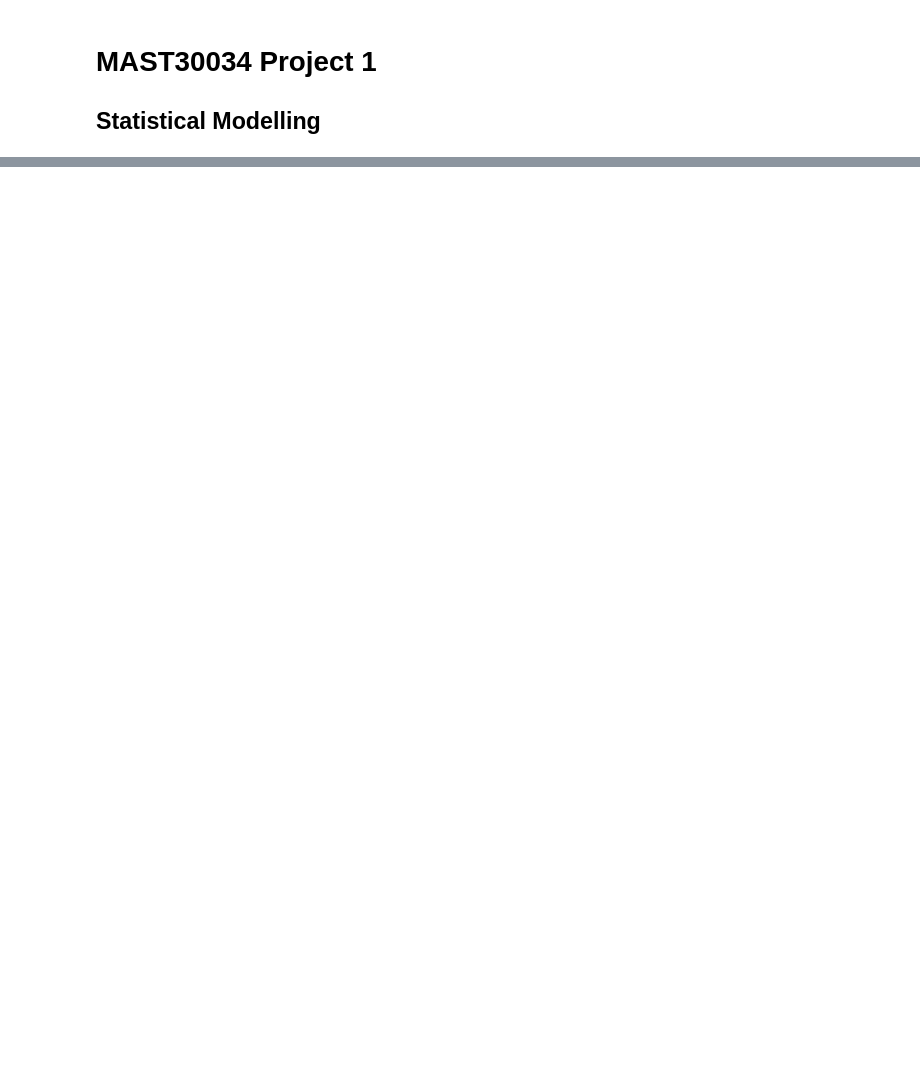
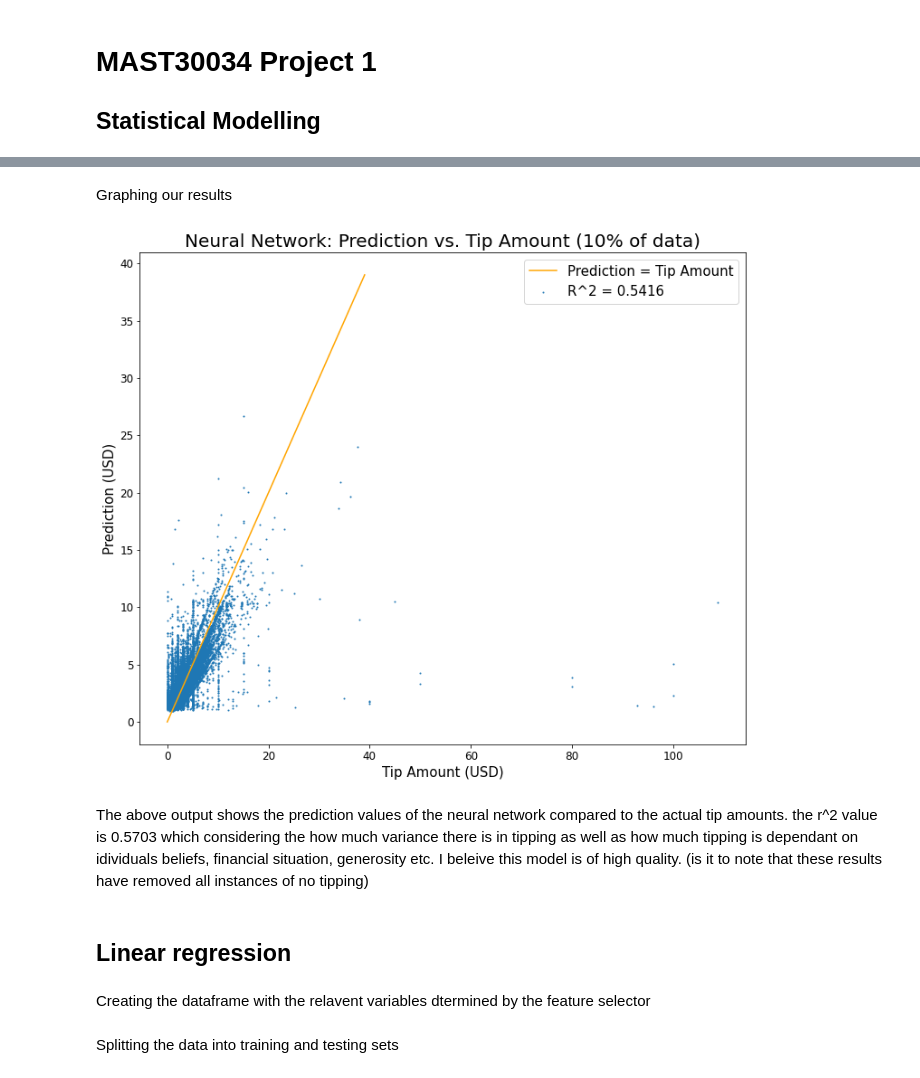
Before and after one commit to MAST30034-Applied-Data-Science/mast30034-project-1-JMelleuish, a Jupyter notebook: notebooks/Statistical_Modelling.ipynb, the cells around one changed output, grey strips where cells are left out. Drawn from its saved outputs; the diff is of its cells as text; code cells hidden in the pictures; blank space fills up the shorter version.

```diff
--- a/notebooks/Statistical_Modelling.ipynb
+++ b/notebooks/Statistical_Modelling.ipynb
@@ -186,0 +95,3 @@ print(evaluator.evaluate(predictionAndLabels))
+# %%
+norm_layer = Normalization()
+norm_layer.adapt(X_train)
@@ -186,0 +109,5 @@ print(evaluator.evaluate(predictionAndLabels))
+# %%
+model.compile(
+    optimizer='adam',  # using gradient descent (fast)
+    loss='MSE'  # MSE used as we want a continuous output
+)
@@ -186,0 +116,8 @@ print(evaluator.evaluate(predictionAndLabels))
+# %%
+history = model.fit(
+    x=X_train,
+    y=y_train,
+    batch_size=500,
+    validation_split=0.20,
+    epochs=10
+)
@@ -186,0 +147,4 @@ print(evaluator.evaluate(predictionAndLabels))
+# %%
+comparison = y_test.copy()
+comparison.loc[:, 'prediction'] = model.predict(X_test)
+comparison
@@ -186,0 +178,33 @@ print(evaluator.evaluate(predictionAndLabels))
+# %% [markdown]
+Graphing our results
+# %%
+import matplotlib.pyplot as plt
+comparison.sort_values(by=['tip_amount'])
+
+# Creating the dataframe to be graphed
+x = comparison['tip_amount']
+y = comparison['prediction']
+NN_df = pd.DataFrame({"x": x, "y":y})
+NN_df = NN_df.sample(frac=0.1, random_state=1) # sampling 10% to make the relationship clearer
+
+# prediction = tip amount line
+line = range(40)
+onetoone = [x for x in range(40)]
+
+# plotting
+fig, ax = plt.subplots(figsize=(12,10))
+ax.plot(line, onetoone, zorder=1, color = 'orange')
+NN_df.plot(kind='scatter', x = 'x', y = 'y',  s = 1, ax = ax, zorder =-1, fontsize = 12)
+ax.set_xlabel("Tip Amount (USD)", fontsize = 15)
+ax.set_ylabel("Prediction (USD)", fontsize = 15)
+ax.set_title("Neural Network: Prediction vs. Tip Amount (10% of data)", fontsize = 20)
+plt.legend([f'Prediction = Tip Amount', f'R^2 = {r2:.4f}'], loc = 'upper right', prop = {'size': 15})
+plt.savefig('../plots/Neural Network.png', bbox_inches = 'tight')
+# %% [output]
+[figure, added]
+# %% [markdown]
+The above output shows the prediction values of the neural network compared to the actual tip amounts. the r^2 value is 0.5703 which considering the how much variance there is in tipping as well as how much tipping is dependant on idividuals beliefs, financial situation, generosity etc. I beleive this model is of high quality. (is it to note that these results have removed all instances of no tipping)
+# %% [markdown]
+## Linear regression
+# %% [markdown]
+Creating the dataframe with the relavent variables dtermined by the feature selector
@@ -186,0 +217,2 @@ print(evaluator.evaluate(predictionAndLabels))
+# %% [markdown]
+Splitting the data into training and testing sets
```
Also changed, not shown: parts of 66 cells of this notebook, 2 other files.
